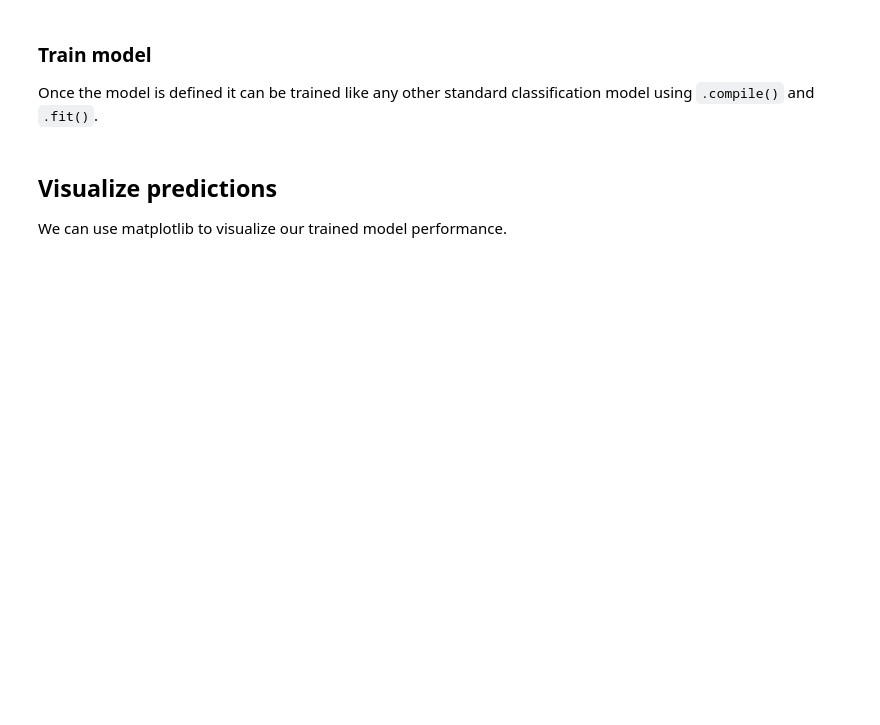
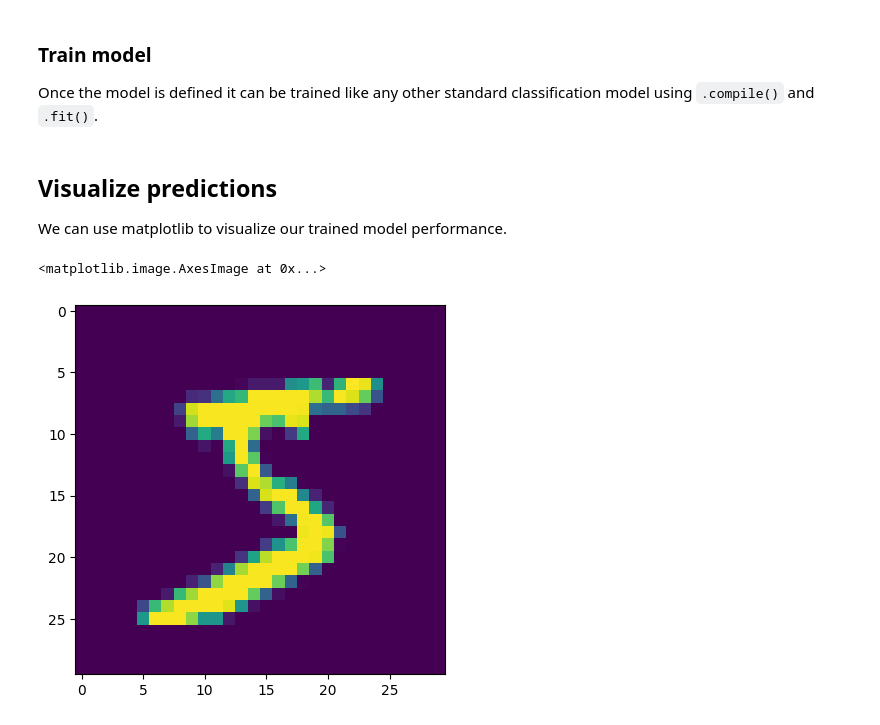
Before and after one commit to shahriar0651/multi-modal-sec, a Jupyter notebook: pointnet.ipynb, the cells around one changed output. Cells and saved outputs as stored; diff of their text form; code cells hidden in the pictures; blank space fills up the shorter version.

Commit message:
added mnist 3d code

```diff
--- a/pointnet.ipynb
+++ b/pointnet.ipynb
@@ -371,3 +365,16 @@ print(model.summary())
 from keras.utils.vis_utils import plot_model
 # %%
 plot_model(model, to_file='plots/pointnet_model_plot.png', show_shapes=True, show_layer_names=True)
+# %%
+import h5py
+
+with h5py.File("../data/mnist3d/train_point_clouds.h5", "r") as hf:
+    a = hf["0"]
+    b = hf["1"]
+    digit_a = (a["img"][:], a["points"][:], a.attrs["label"])
+    digit_b = (b["img"][:], b["points"][:], b.attrs["label"])
+# %%
+plt.imshow(digit_a[0])
+# %% [output]
+<matplotlib.image.AxesImage at 0x...>
+[figure, added]
```
Also changed, not shown: parts of 3 cells of this notebook.
